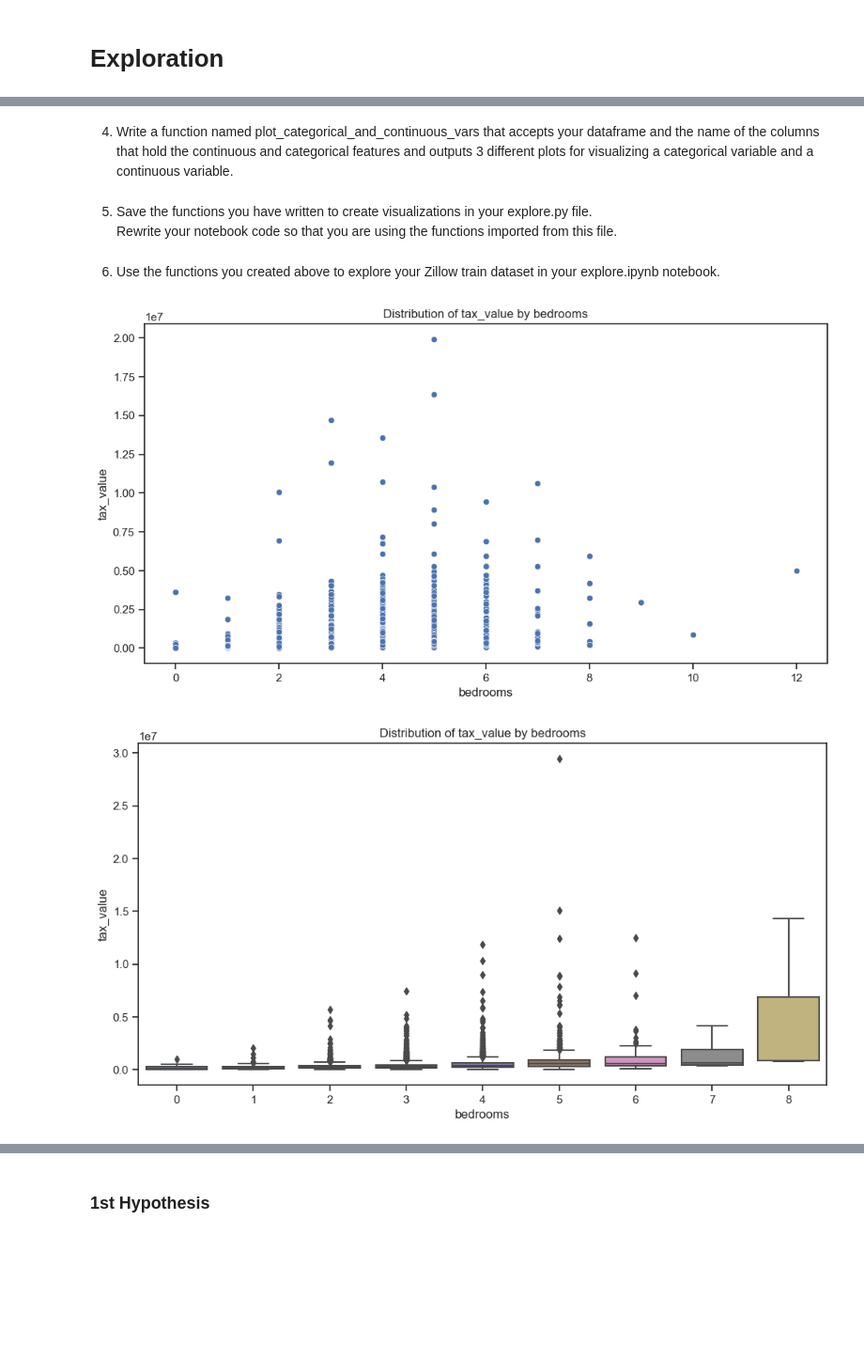
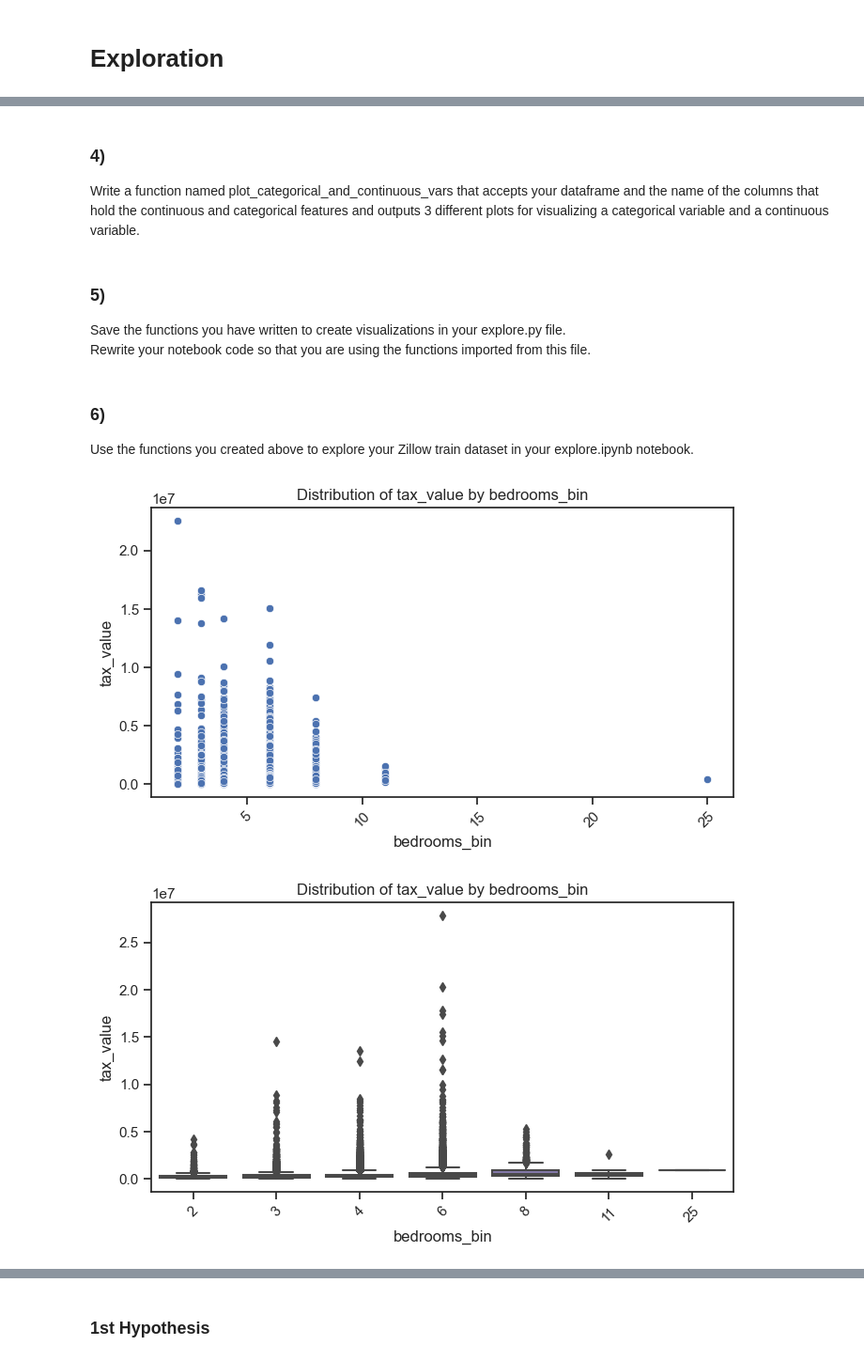
Before and after one commit to TheodoreQuansah/regression-exercises, a Jupyter notebook: explore.ipynb, the cells around one changed output, grey strips where cells are left out. Shown at 94% size. Drawn from its saved outputs; the diff is of its cells as text; code cells hidden in the pictures; blank space fills up the shorter version.

Commit message:
explore

```diff
--- a/explore.ipynb
+++ b/explore.ipynb
@@ -31,13 +33,16 @@ plot_variable_pairs(train)
 # %% [markdown]
-4) Write a function named plot_categorical_and_continuous_vars that accepts your dataframe and the name of the columns that hold the continuous and categorical features and outputs 3 different plots for visualizing a categorical variable and a continuous variable.
+### 4)
+Write a function named plot_categorical_and_continuous_vars that accepts your dataframe and the name of the columns that hold the continuous and categorical features and outputs 3 different plots for visualizing a categorical variable and a continuous variable.
 # %% [markdown]
-5) Save the functions you have written to create visualizations in your explore.py file.
+### 5)
+Save the functions you have written to create visualizations in your explore.py file.
    Rewrite your notebook code so that you are using the functions imported from this file.
 # %% [markdown]
-6) Use the functions you created above to explore your Zillow train dataset in your explore.ipynb notebook.
+### 6)
+Use the functions you created above to explore your Zillow train dataset in your explore.ipynb notebook.
 # %%
 #Calling the plot_categorical_and_continuous_vars function to visualize the relationship betweem b and tax_value
-plot_categorical_and_continuous_vars(train, categorical_col = 'bedrooms', continuous_col = 'tax_value')
+plot_categorical_and_continuous_vars(train, categorical_col = 'bedrooms_bin', continuous_col = 'tax_value')
 # %% [output]
-[figure, old version]
+[figure, new version]
-[figure, old version]
+[figure, new version]
```
Also changed, not shown: parts of 47 cells of this notebook, 2 other files.
